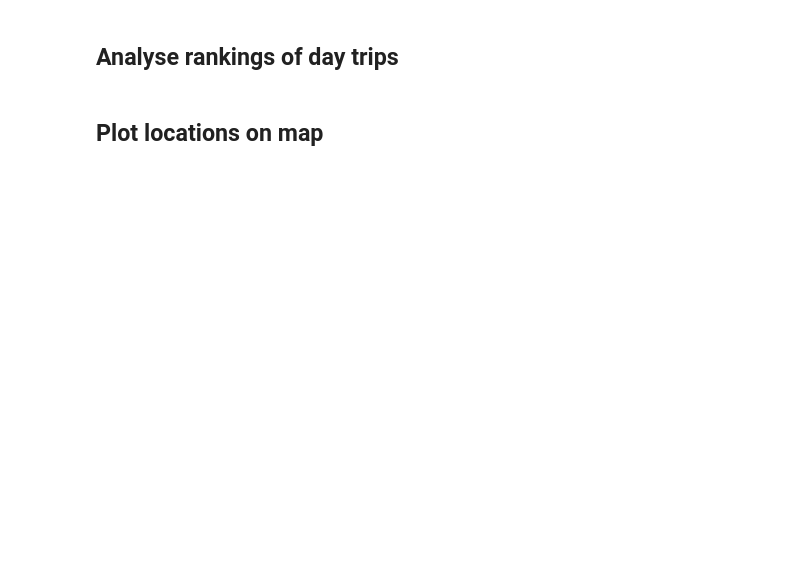
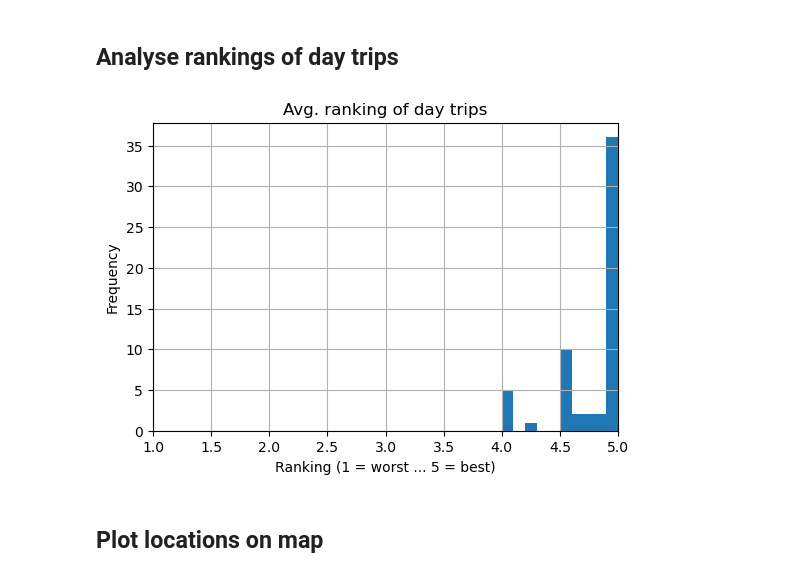
Before and after one commit to mario-gellrich-zhaw/spatial_data_analysis, a Jupyter notebook: 08_Python_Tripadvisor/tripadvisor_spatial.ipynb, the cells around one changed output. Cells and saved outputs as stored; diff of their text form; code cells hidden in the pictures; blank space fills up the shorter version.

```diff
--- a/08_Python_Tripadvisor/tripadvisor_spatial.ipynb
+++ b/08_Python_Tripadvisor/tripadvisor_spatial.ipynb
@@ -221,25 +342,26 @@ plt.show()
 # %%
 # Extract numbers from the string
 merged_df['ranking'] = merged_df['ranking_raw'].str.strip()
 merged_df['ranking'] = merged_df['ranking'].str[:3].astype(float)
-merged_df
 
 # Pivot table to get the average ranking for each trip
 pivot_table = merged_df.pivot_table(index='location',
                                     values='ranking',
                                     aggfunc='mean').reset_index()
 
 pivot_table.sort_values(by='ranking', ascending=False)
 
 # Histogram with avg. ranking of trips
 plt.figure(figsize=(6, 4))
 plt.hist(pivot_table['ranking'])
-plt.title('Avg. ranking of trips')
-plt.xlabel('Ranking (from 1 to 5)')
+plt.title('Avg. ranking of day trips')
+plt.xlabel('Ranking (1 = worst ... 5 = best)')
 plt.ylabel('Frequency')
 plt.xlim(1, 5)
 plt.grid()
 plt.show()
+# %% [output]
+[figure, added]
 # %% [markdown]
 ## Plot locations on map
 # %%
```
Also changed, not shown: parts of 15 cells of this notebook, 1 other file.
